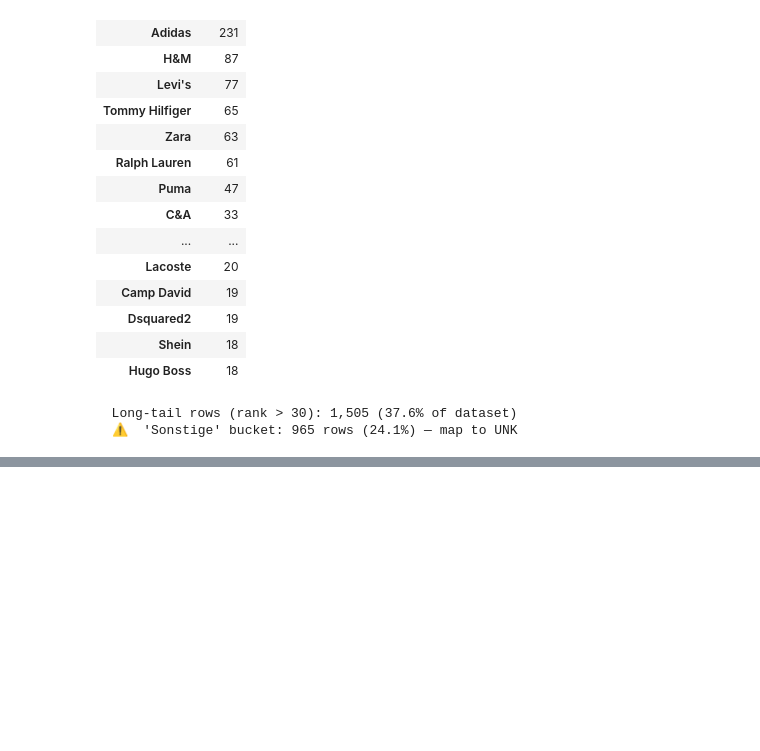
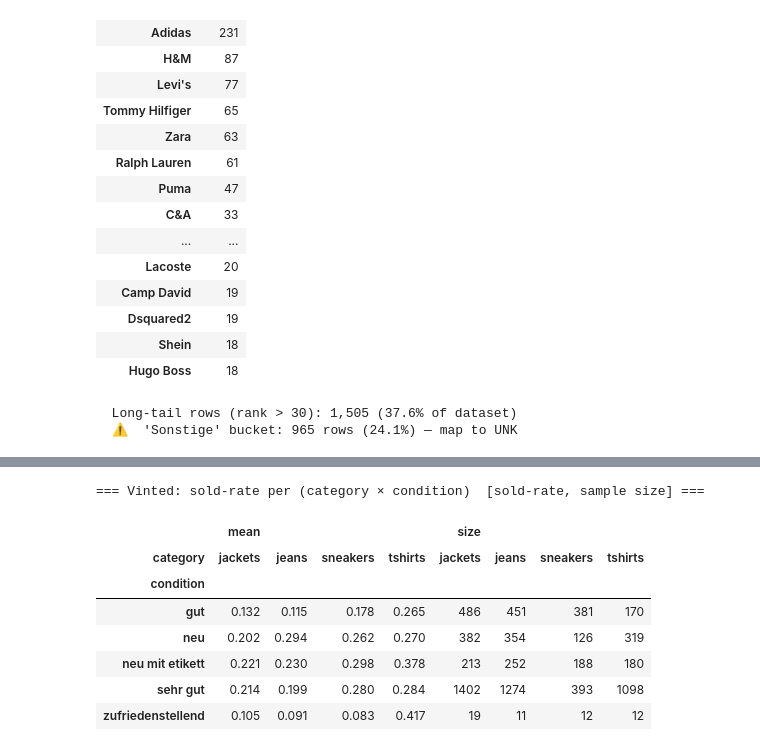
Before and after one commit to mchlkan/Advanced_ML, a Jupyter notebook: notebooks/01_data_exploration.ipynb, the cells around one changed output, grey strips where cells are left out. Cells and saved outputs as stored; diff of their text form; code cells hidden in the pictures; blank space fills up the shorter version.

```diff
--- a/notebooks/01_data_exploration.ipynb
+++ b/notebooks/01_data_exploration.ipynb
@@ -958,0 +1091,13 @@ KA — top 30 brands:
+# %%
+# Vinted cross-tabs: state × category, state × condition (raw + row-normalized)
+print('=== Vinted: state × category_name (counts) ===')
+display(pd.crosstab(vt_v2['category_name'], vt_v2['state']))
+print('=== Vinted: state × category_name (row-normalized) ===')
+display(pd.crosstab(vt_v2['category_name'], vt_v2['state'], normalize='index').round(3))
+
+# Inline normalize_condition (mirrors cell 17 — not refactoring that cell)
+vt_cond_norm = vt_v2['condition'].astype(str).str.lower().str.replace(',', '', regex=False).str.strip()
+print('=== Vinted: state × condition (counts, normalized condition) ===')
+display(pd.crosstab(vt_cond_norm, vt_v2['state']))
+print('=== Vinted: state × condition (row-normalized) ===')
+display(pd.crosstab(vt_cond_norm, vt_v2['state'], normalize='index').round(3))
@@ -958,0 +1178,25 @@ KA — top 30 brands:
+# %%
+# Vinted-only: sold-rate per (category × normalized condition).
+# This is the input for the price head and the pitch slide.
+sold_flag = (vt_v2['state'] == 'sold').astype(int)
+pivot = pd.pivot_table(
+    pd.DataFrame({
+        'category':  vt_v2['category_name'],
+        'condition': vt_cond_norm,
+        'sold':      sold_flag,
+    }),
+    index='condition', columns='category', values='sold',
+    aggfunc=['mean', 'size']
+).round(3)
+print('=== Vinted: sold-rate per (category × condition)  [sold-rate, sample size] ===')
+display(pivot)
+# %% [output]
+=== Vinted: sold-rate per (category × condition)  [sold-rate, sample size] ===
+|  | mean |  |  |  | size |  |  |  |
+| category | jackets | jeans | sneakers | tshirts | jackets | jeans | sneakers | tshirts |
+| condition |  |  |  |  |  |  |  |  |
+| gut | 0.132 | 0.115 | 0.178 | 0.265 | 486 | 451 | 381 | 170 |
+| neu | 0.202 | 0.294 | 0.262 | 0.270 | 382 | 354 | 126 | 319 |
+| neu mit etikett | 0.221 | 0.230 | 0.298 | 0.378 | 213 | 252 | 188 | 180 |
+| sehr gut | 0.214 | 0.199 | 0.280 | 0.284 | 1402 | 1274 | 393 | 1098 |
+| zufriedenstellend | 0.105 | 0.091 | 0.083 | 0.417 | 19 | 11 | 12 | 12 |
```
Also changed, not shown: parts of 17 cells of this notebook.
